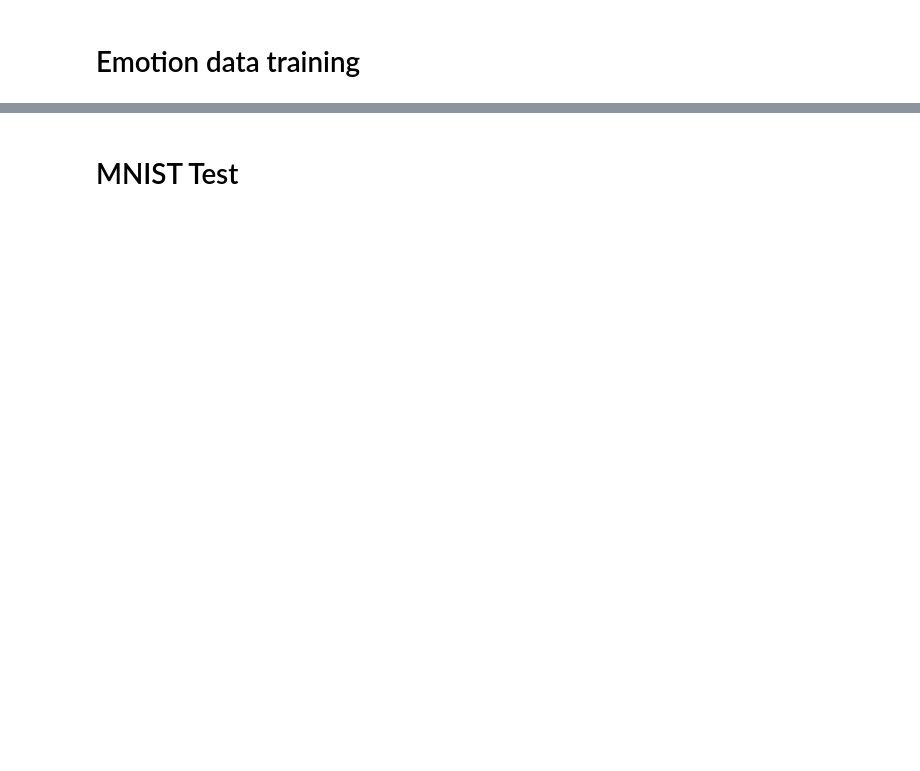
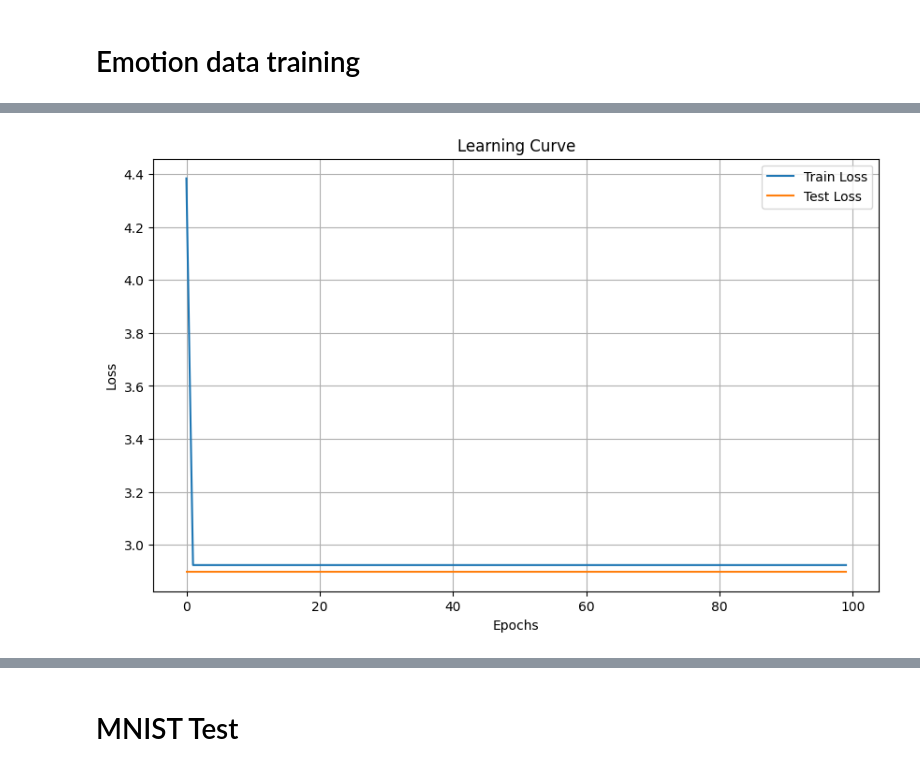
Before and after one commit to Artorius104/GranolaGPT, a Jupyter notebook: notebook/ConvNET.ipynb, the cells around one changed output, grey strips where cells are left out. Drawn from its saved outputs; the diff is of its cells as text; code cells hidden in the pictures; blank space fills up the shorter version.

```diff
--- a/notebook/ConvNET.ipynb
+++ b/notebook/ConvNET.ipynb
@@ -313,20 +276,17 @@ c_X_test, c_y_test = interrop_processing(x_test, y_test)
 # %%
-epochs = 5
-learning_rate = 0.01
+epochs = 100
+learning_rate = 0.00001
 
 my_lib.train_MyCNN(model,
 
                    c_X_train,
-                   n_input,
-                   input_depth,
-                   input_height,
-                   input_width,
+                   n_train_image, image_depth, image_height, image_width,
 
                    c_y_train,
-                   y_dim,
+                   3,
 
-                   c_X_train,
-                   n_images_test,
+                   c_X_test,
+                   n_test_image,
 
                    c_y_test,
                    learning_rate,
@@ -333,0 +304,26 @@ my_lib.train_MyCNN(model,
+# %%
+import matplotlib.pyplot as plt
+
+def plot_learning_curve(train_losses, test_losses):
+    """
+    Plot the learning curve given the training and testing losses.
+
+    Parameters:
+    train_losses (list or numpy array): The training losses.
+    test_losses (list or numpy array): The testing losses.
+    """
+    plt.figure(figsize=(10, 6))
+    plt.plot(train_losses, label='Train Loss')
+    plt.plot(test_losses, label='Test Loss')
+    plt.xlabel('Epochs')
+    plt.ylabel('Loss')
+    plt.title('Learning Curve')
+    plt.legend()
+    plt.grid(True)
+    plt.show()
+
+train_losses = get_train_losses_MyCNN(model, epochs)
+test_losses = get_test_losses_MyCNN(model, epochs)
+plot_learning_curve(train_losses, test_losses)
+# %% [output]
+[figure, added]
```
Also changed, not shown: parts of 18 cells of this notebook, 9 other files.
